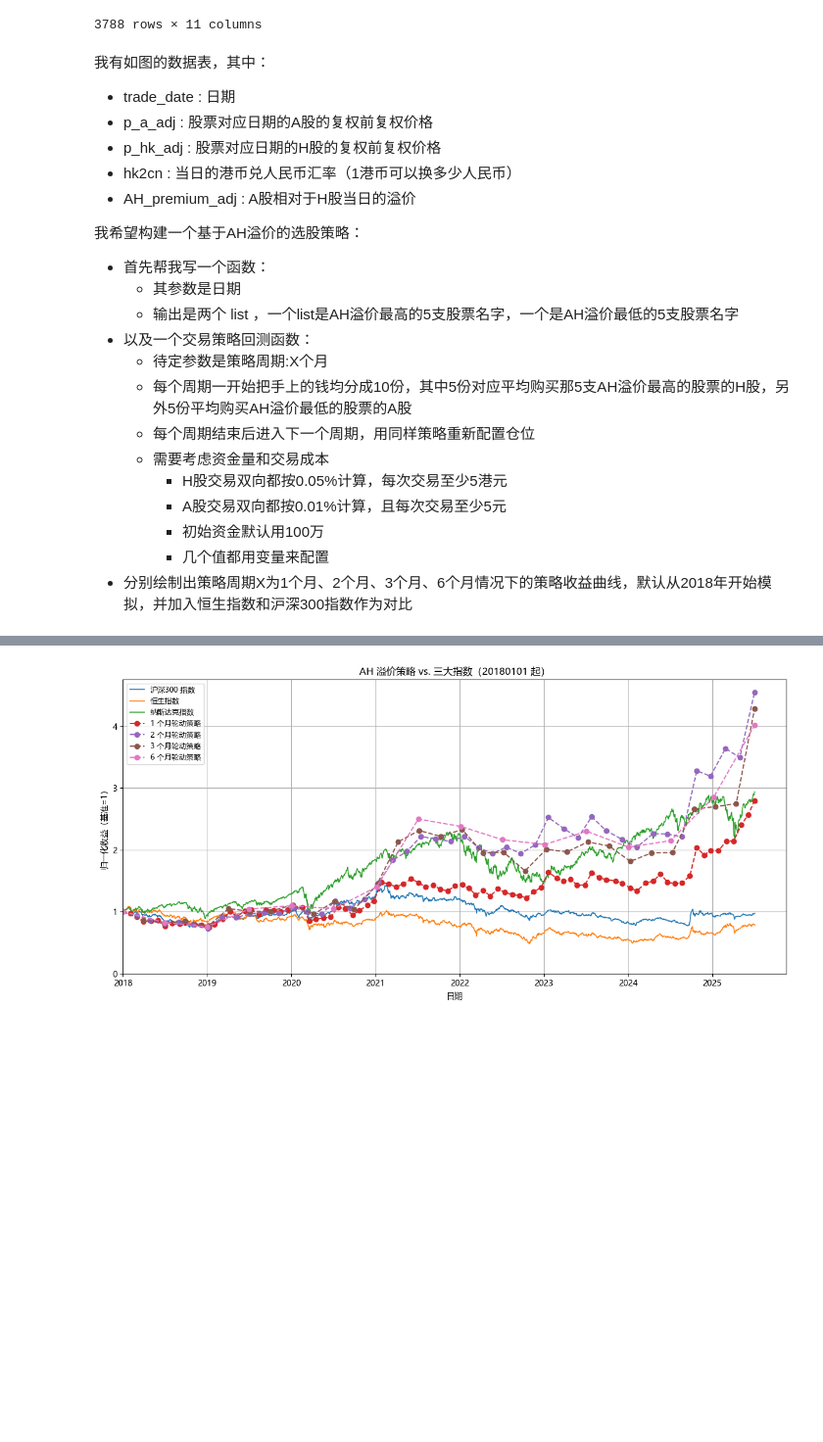
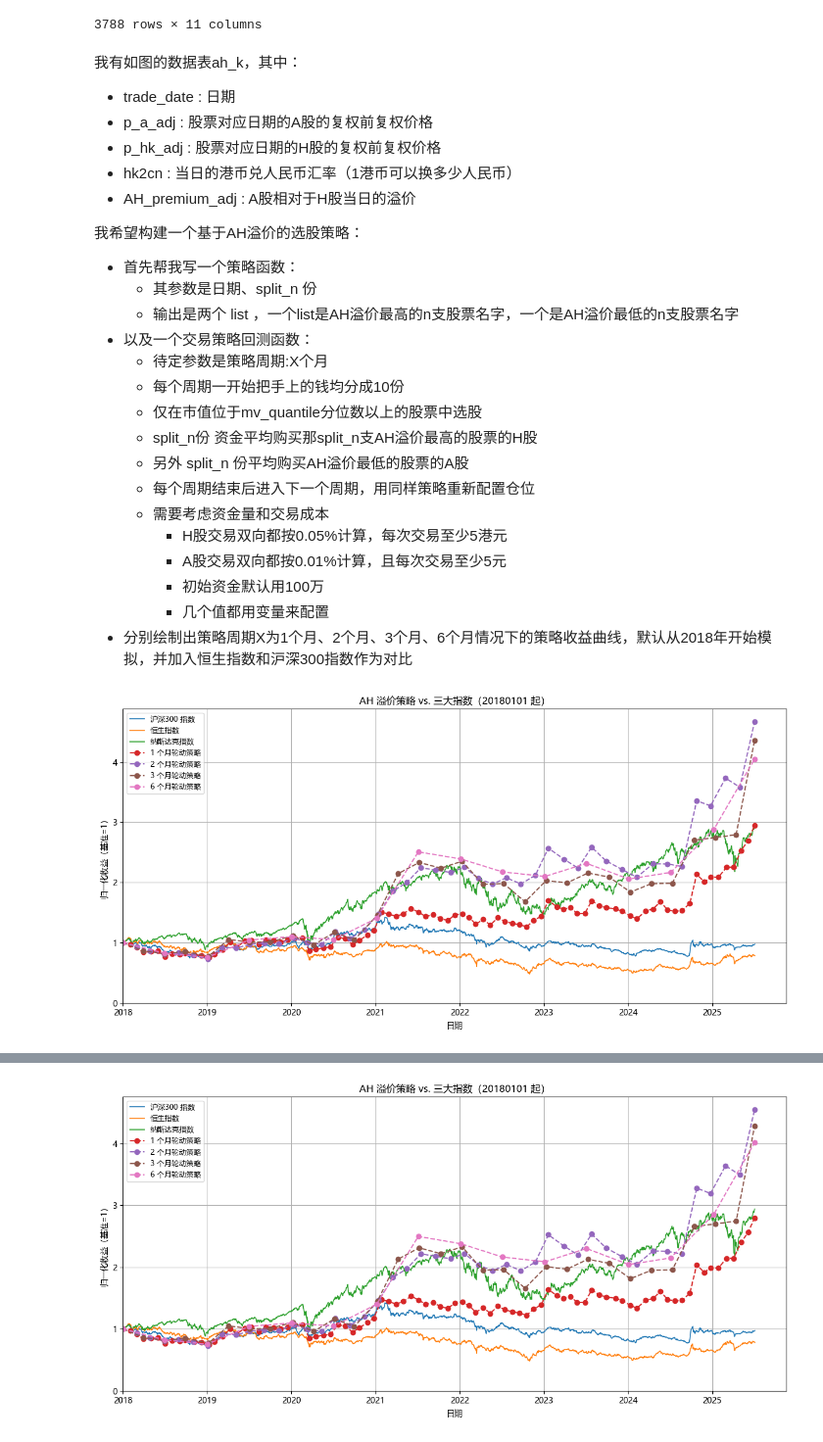
Before and after one commit to Raytto/Quant_strategy_ahp, a Jupyter notebook: strategy_AH_premium_3_cap.ipynb, the cells around one changed output, grey strips where cells are left out. Shown at 98% size. Saved outputs shown, nothing was run; the diff lists cells and outputs as text; code cells hidden in the pictures; blank space fills up the shorter version.

```diff
--- a/strategy_AH_premium_3_cap.ipynb
+++ b/strategy_AH_premium_3_cap.ipynb
@@ -143,7 +143,7 @@ IXIC_k
 | 3787 | IXIC | 20100614 | 2263.66 | 2243.96 | 2278.96 | 2242.00 | 2243.60 | 0.36 | 0.02 | 1.65 | ... |
 3788 rows × 11 columns
 # %% [markdown]
-我有如图的数据表，其中：
+我有如图的数据表ah_k，其中：
 * trade_date : 日期
 * p_a_adj : 股票对应日期的A股的复权前复权价格
 * p_hk_adj : 股票对应日期的H股的复权前复权价格
@@ -151,12 +151,15 @@ IXIC_k
 * AH_premium_adj : A股相对于H股当日的溢价
 
 我希望构建一个基于AH溢价的选股策略：
-* 首先帮我写一个函数：
-    * 其参数是日期
-    * 输出是两个 list ，一个list是AH溢价最高的5支股票名字，一个是AH溢价最低的5支股票名字
+* 首先帮我写一个策略函数：
+    * 其参数是日期、split_n 份
+    * 输出是两个 list ，一个list是AH溢价最高的n支股票名字，一个是AH溢价最低的n支股票名字
 * 以及一个交易策略回测函数：
     * 待定参数是策略周期:X个月
-    * 每个周期一开始把手上的钱均分成10份，其中5份对应平均购买那5支AH溢价最高的股票的H股，另外5份平均购买AH溢价最低的股票的A股
+    * 每个周期一开始把手上的钱均分成10份
+    * 仅在市值位于mv_quantile分位数以上的股票中选股
+    * split_n份 资金平均购买那split_n支AH溢价最高的股票的H股
+    * 另外 split_n 份平均购买AH溢价最低的股票的A股
     * 每个周期结束后进入下一个周期，用同样策略重新配置仓位
     * 需要考虑资金量和交易成本
         * H股交易双向都按0.05%计算，每次交易至少5港元
@@ -371,3 +374,14 @@ def test(
     ax.grid(True)
     plt.tight_layout()
     plt.show()
+# %%
+# 无费率原策略 选top5和bot5
+test(
+    start_dt_str="20180101",
+    rate_A=0.0,
+    rate_H=0.0,
+    min_fee_A=0,
+    min_fee_H=0,
+)
+# %% [output]
+[figure, added]
```
Also changed, not shown: parts of 10 cells of this notebook.
